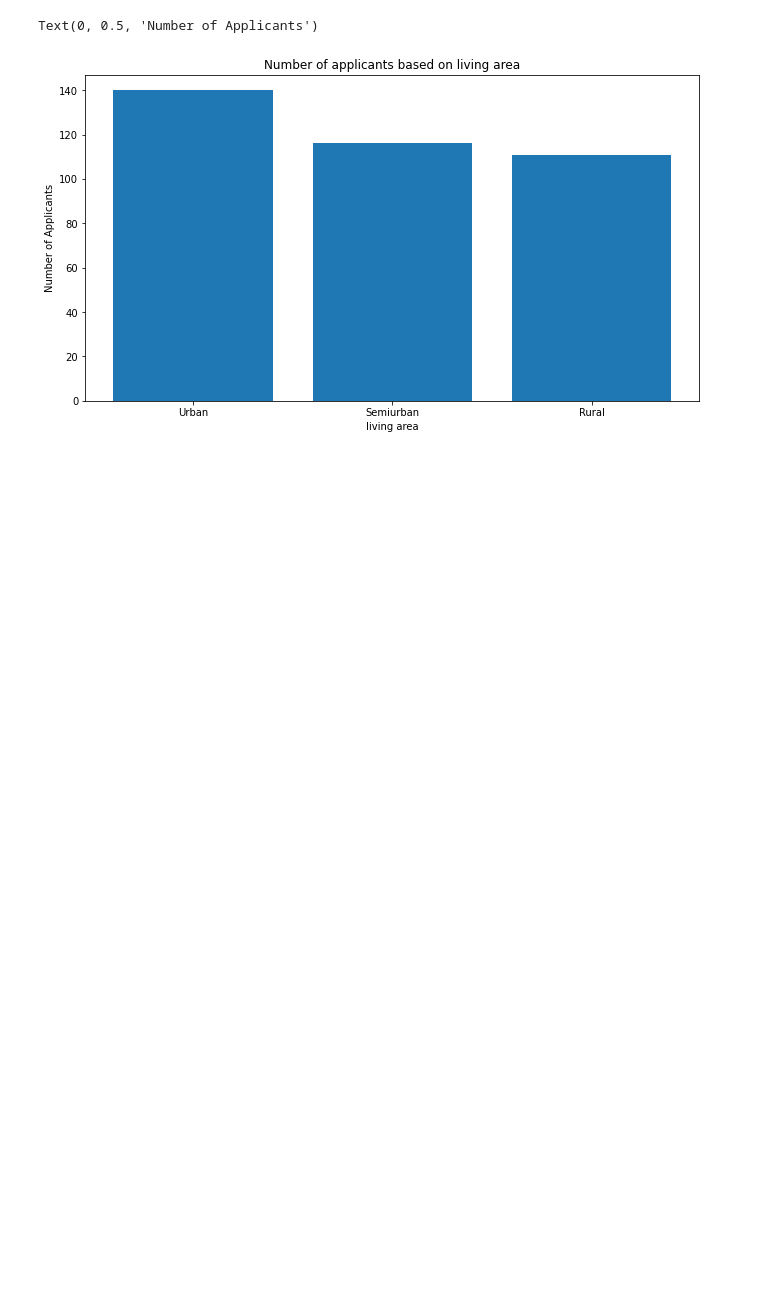
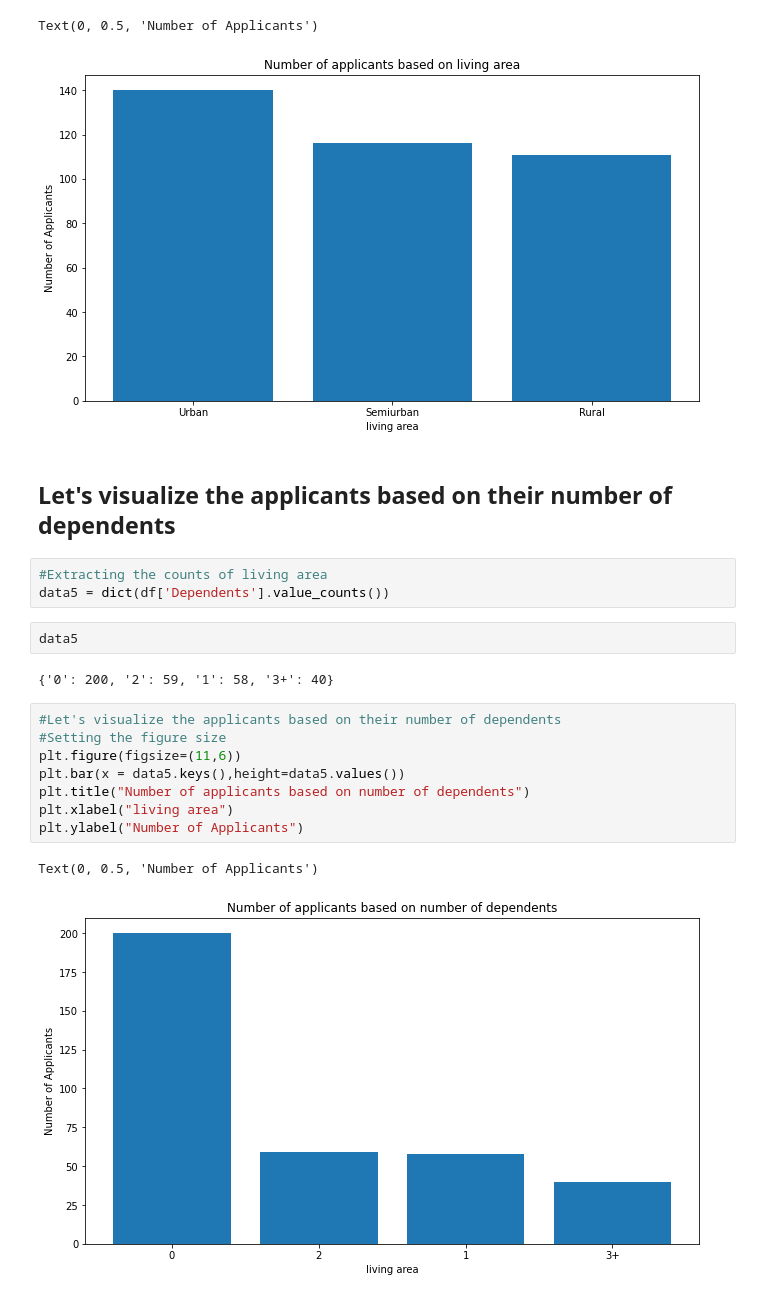
Before and after one commit to venom21adi/DataVisualizationProject1, a Jupyter notebook: DataVisualizationProject1.ipynb, the cells around one changed output. Drawn from its saved outputs; the diff is of its cells as text; blank space fills up the shorter version.

```diff
--- a/DataVisualizationProject1.ipynb
+++ b/DataVisualizationProject1.ipynb
@@ -206,3 +209,23 @@ plt.ylabel("Number of Applicants")
 # %% [output]
 Text(0, 0.5, 'Number of Applicants')
 [figure]
+# %% [markdown]
+## Let's visualize the applicants based on their number of dependents
+# %%
+#Extracting the counts of living area
+data5 = dict(df['Dependents'].value_counts())
+# %%
+data5
+# %% [output]
+{'0': 200, '2': 59, '1': 58, '3+': 40}
+# %%
+#Let's visualize the applicants based on their number of dependents
+#Setting the figure size
+plt.figure(figsize=(11,6))
+plt.bar(x = data5.keys(),height=data5.values())
+plt.title("Number of applicants based on number of dependents")
+plt.xlabel("living area")
+plt.ylabel("Number of Applicants")
+# %% [output]
+Text(0, 0.5, 'Number of Applicants')
+[figure, added]
```
Also changed, not shown: parts of 9 cells of this notebook.
